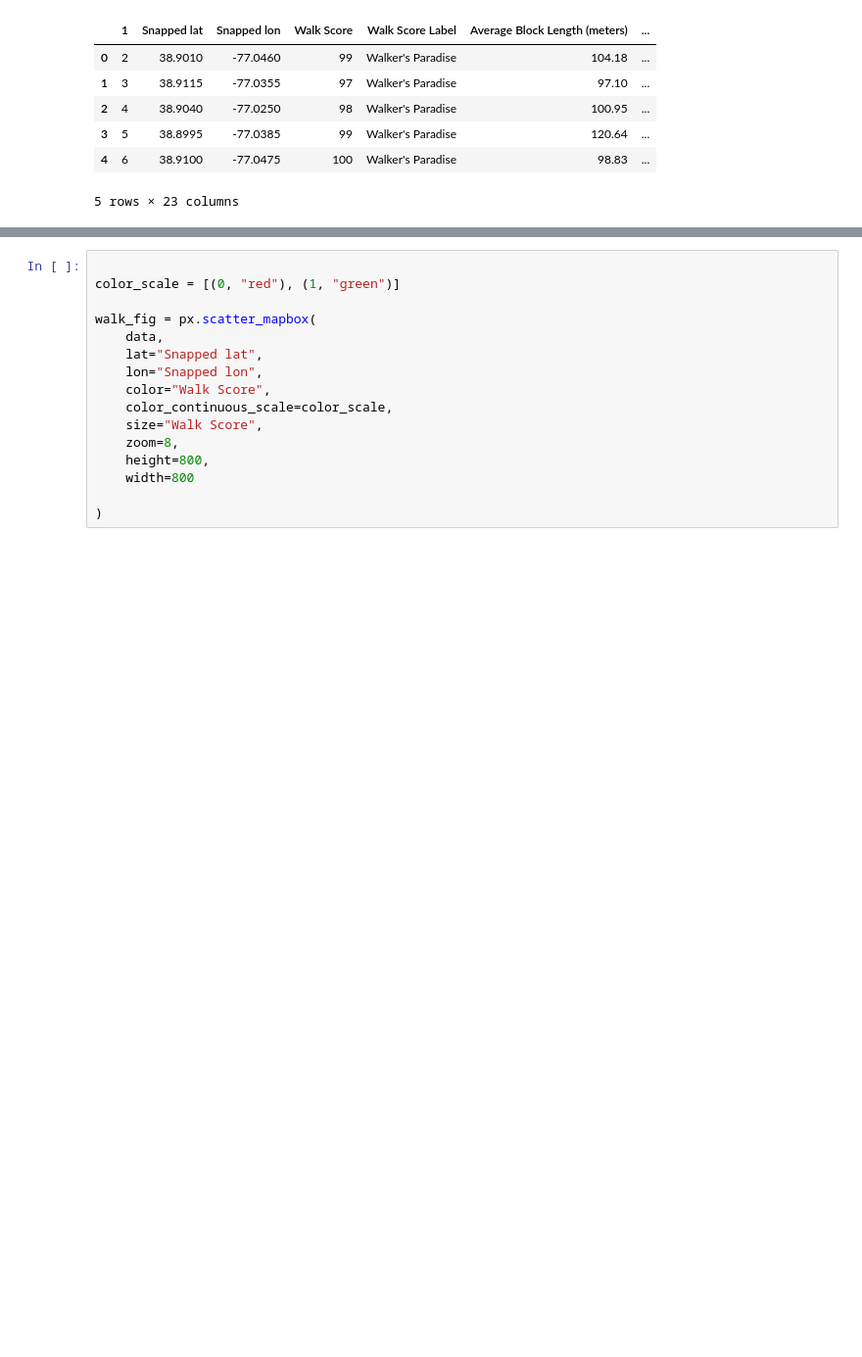
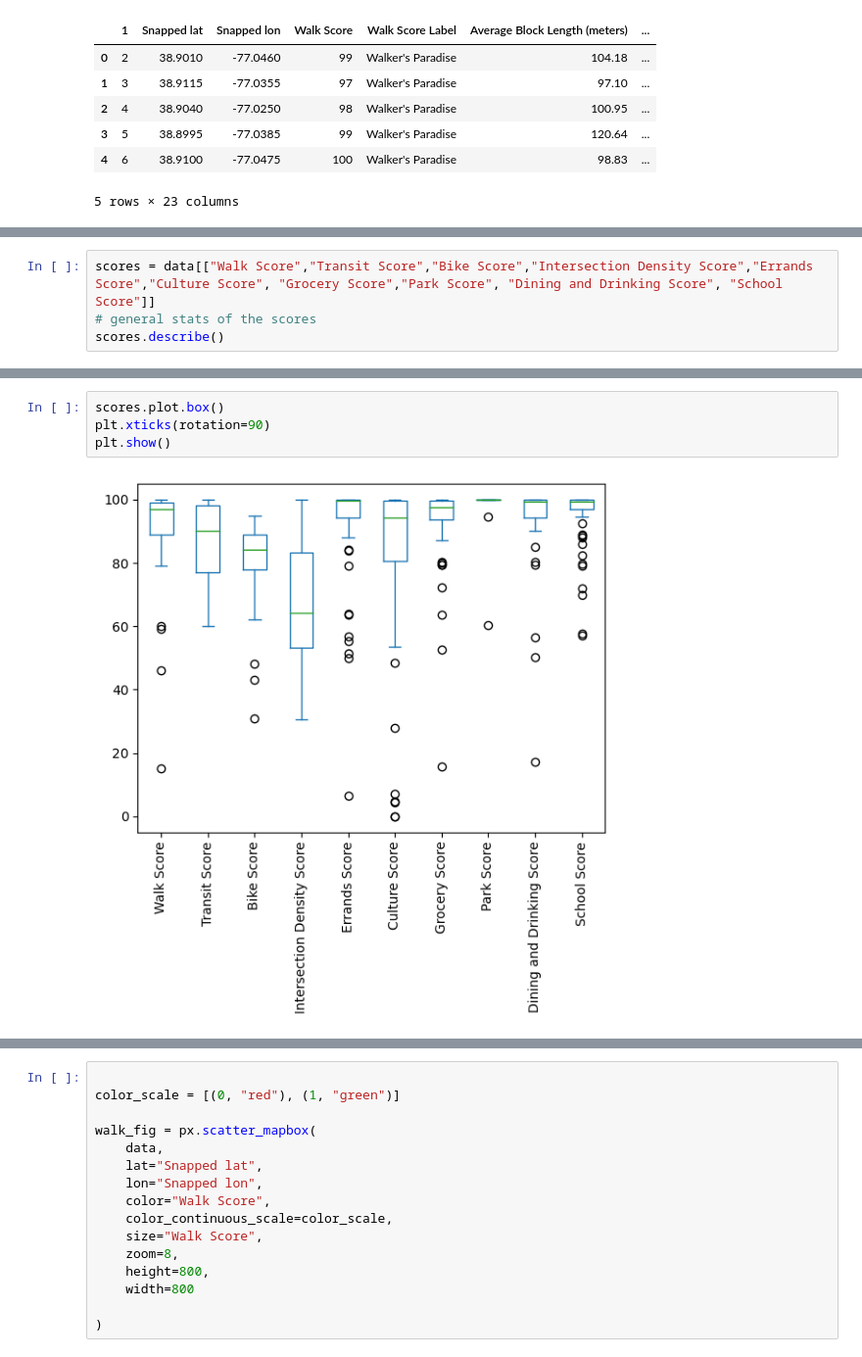
Before and after one commit to Takosaga/us_walkability, a Jupyter notebook: notebooks/mvp.ipynb, the cells around one changed output, grey strips where cells are left out. Shown at 98% size. Cells and saved outputs as stored; diff of their text form; blank space fills up the shorter version.

Commit message:
feat: added some graphs

```diff
--- a/notebooks/mvp.ipynb
+++ b/notebooks/mvp.ipynb
@@ -28,0 +42,4 @@ data.head()
+# %%
+scores = data[["Walk Score","Transit Score","Bike Score","Intersection Density Score","Errands Score","Culture Score", "Grocery Score","Park Score", "Dining and Drinking Score", "School Score"]]
+# general stats of the scores
+scores.describe()
@@ -28,0 +56,6 @@ data.head()
+# %%
+scores.plot.box()
+plt.xticks(rotation=90)
+plt.show()
+# %% [output]
+[figure, added]
```
Also changed, not shown: parts of 5 cells of this notebook.
